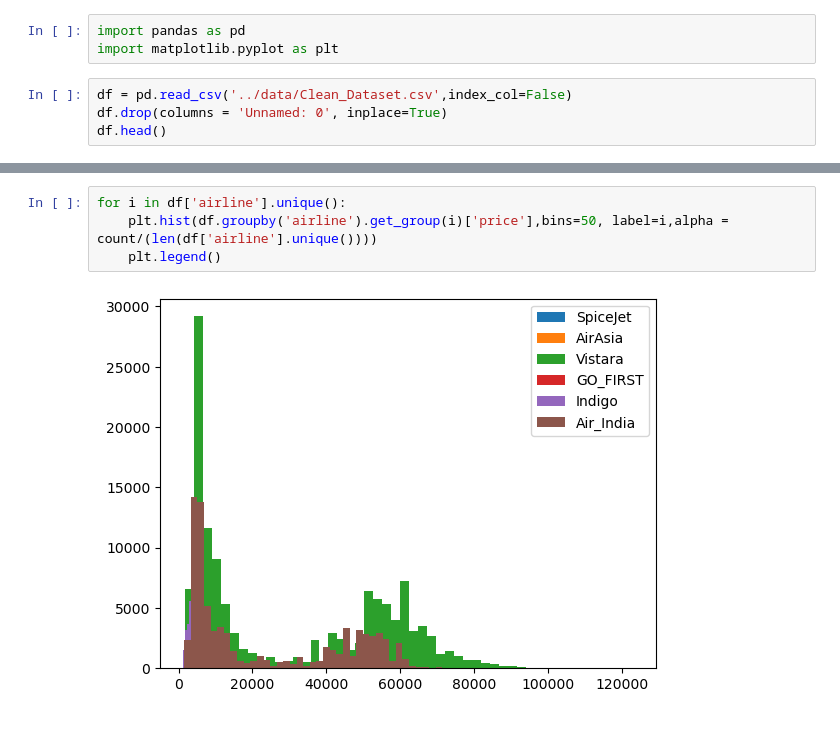
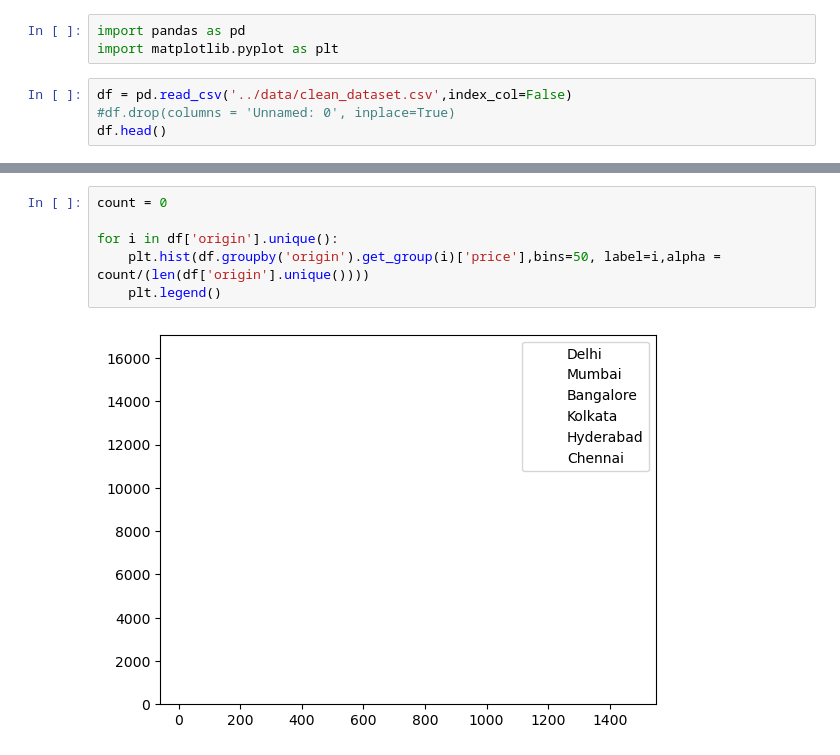
Before and after one commit to LandryHouston/Flight_Price_Prediction, a Jupyter notebook: code/EDA-Mark.ipynb, the cells around one changed output, grey strips where cells are left out. Saved outputs shown, nothing was run; the diff lists cells and outputs as text.

```diff
--- a/code/EDA-Mark.ipynb
+++ b/code/EDA-Mark.ipynb
@@ -2,7 +2,7 @@
 import pandas as pd
 import matplotlib.pyplot as plt
 # %%
-df = pd.read_csv('../data/Clean_Dataset.csv',index_col=False)
-df.drop(columns = 'Unnamed: 0', inplace=True)
+df = pd.read_csv('../data/clean_dataset.csv',index_col=False)
+#df.drop(columns = 'Unnamed: 0', inplace=True)
 df.head()
 # %% [output]
@@ -44,9 +32,11 @@ airline Air_India average price is 23507.01911190229
 # %%
-for i in df['airline'].unique():
-    plt.hist(df.groupby('airline').get_group(i)['price'],bins=50, label=i,alpha = count/(len(df['airline'].unique())))
+count = 0
+
+for i in df['origin'].unique():
+    plt.hist(df.groupby('origin').get_group(i)['price'],bins=50, label=i,alpha = count/(len(df['origin'].unique())))
     plt.legend()
 # %% [output]
-[figure, old version]
+[figure, new version]
 # %%
 temp1_list = []
 temp2_list = []
```
Also changed, not shown: parts of 11 cells of this notebook, 14 other files.
